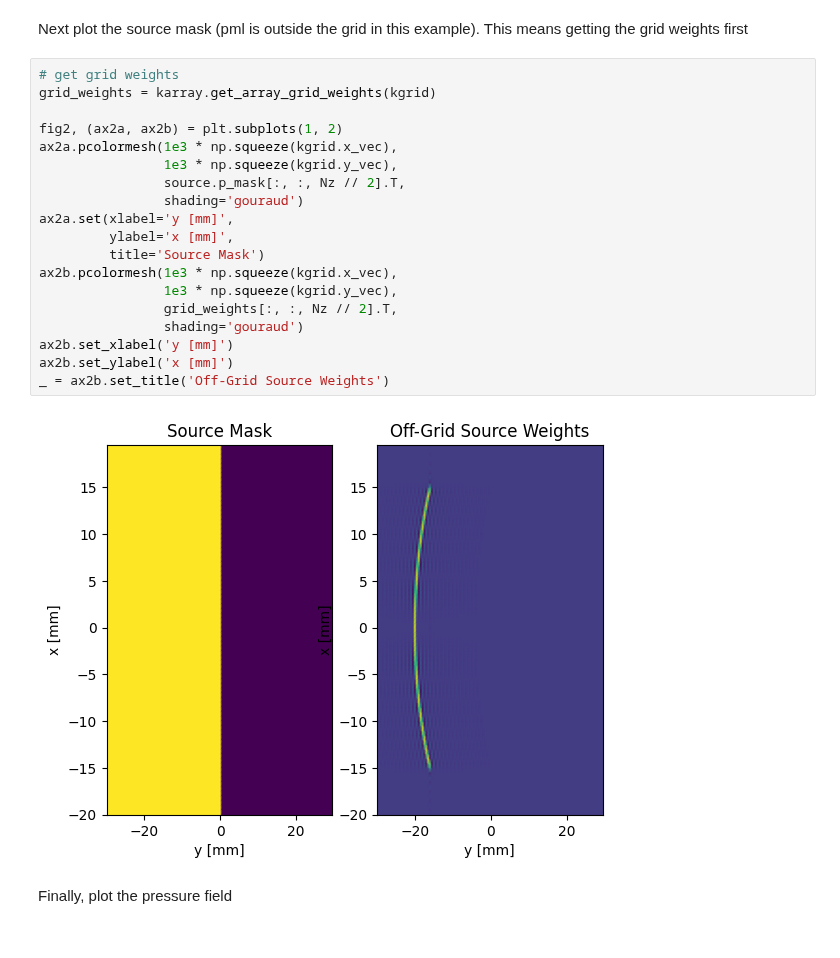
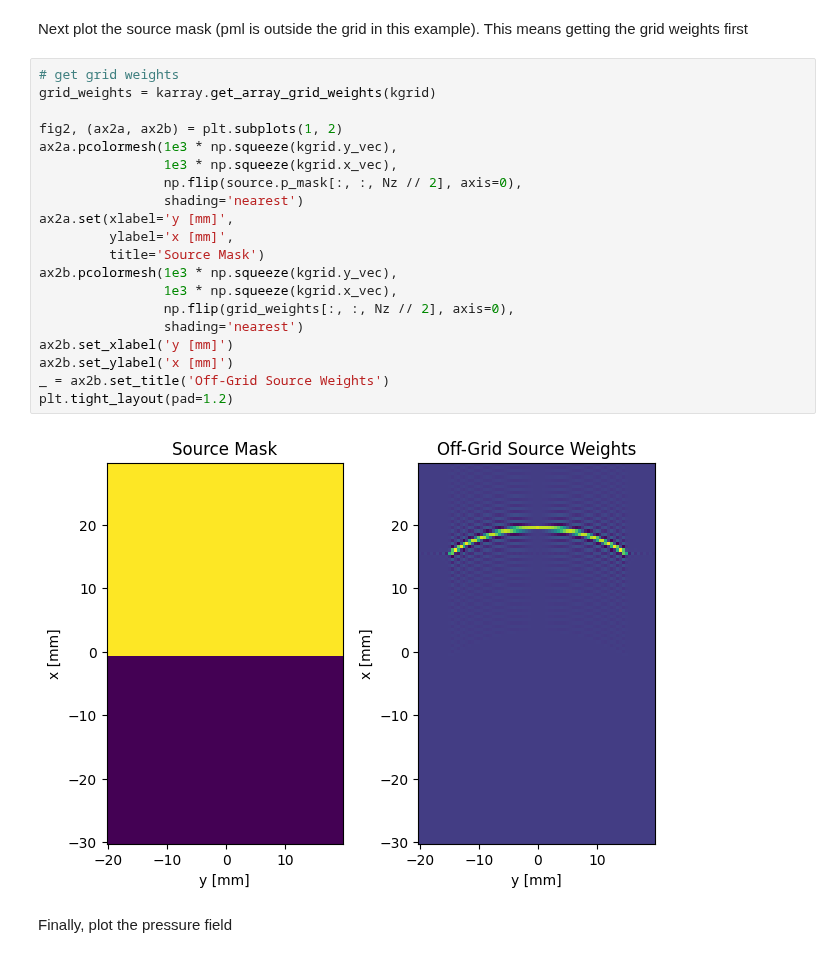
Before and after one commit to waltsims/k-wave-python, a Jupyter notebook: examples/at_focused_bowl_3D/at_focused_bowl_3D.ipynb, the cells around one changed output. Cells and saved outputs as stored; diff of their text form.

```diff
--- a/examples/at_focused_bowl_3D/at_focused_bowl_3D.ipynb
+++ b/examples/at_focused_bowl_3D/at_focused_bowl_3D.ipynb
@@ -259,24 +257,25 @@ Next plot the source mask (pml is outside the grid in this example). This means
 # %%
 # get grid weights
 grid_weights = karray.get_array_grid_weights(kgrid)
 
 fig2, (ax2a, ax2b) = plt.subplots(1, 2)
-ax2a.pcolormesh(1e3 * np.squeeze(kgrid.x_vec),
-                1e3 * np.squeeze(kgrid.y_vec),
-                source.p_mask[:, :, Nz // 2].T,
-                shading='gouraud')
+ax2a.pcolormesh(1e3 * np.squeeze(kgrid.y_vec),
+                1e3 * np.squeeze(kgrid.x_vec),
+                np.flip(source.p_mask[:, :, Nz // 2], axis=0),
+                shading='nearest')
 ax2a.set(xlabel='y [mm]',
          ylabel='x [mm]',
          title='Source Mask')
-ax2b.pcolormesh(1e3 * np.squeeze(kgrid.x_vec),
-                1e3 * np.squeeze(kgrid.y_vec),
-                grid_weights[:, :, Nz // 2].T,
-                shading='gouraud')
+ax2b.pcolormesh(1e3 * np.squeeze(kgrid.y_vec),
+                1e3 * np.squeeze(kgrid.x_vec),
+                np.flip(grid_weights[:, :, Nz // 2], axis=0),
+                shading='nearest')
 ax2b.set_xlabel('y [mm]')
 ax2b.set_ylabel('x [mm]')
 _ = ax2b.set_title('Off-Grid Source Weights')
+plt.tight_layout(pad=1.2)
 # %% [output]
-[figure, old version]
+[figure, new version]
 # %% [markdown]
 Finally, plot the pressure field
 # %%
```
Also changed, not shown: parts of 4 cells of this notebook.
